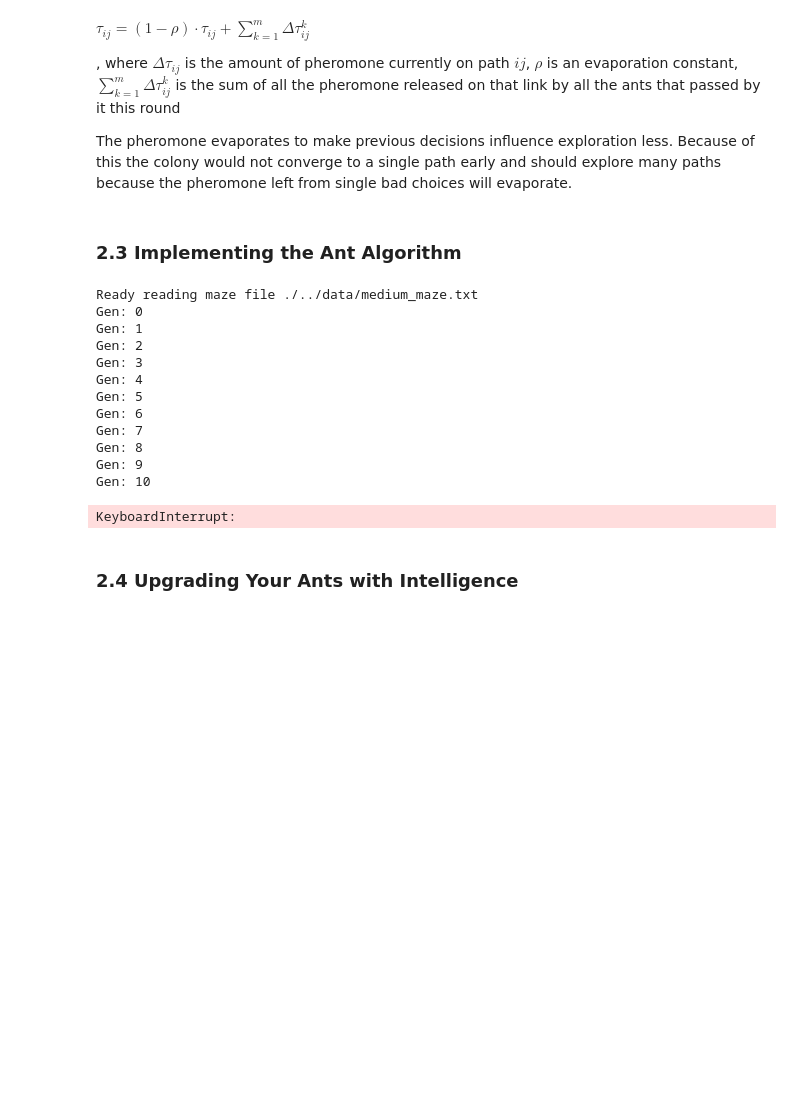
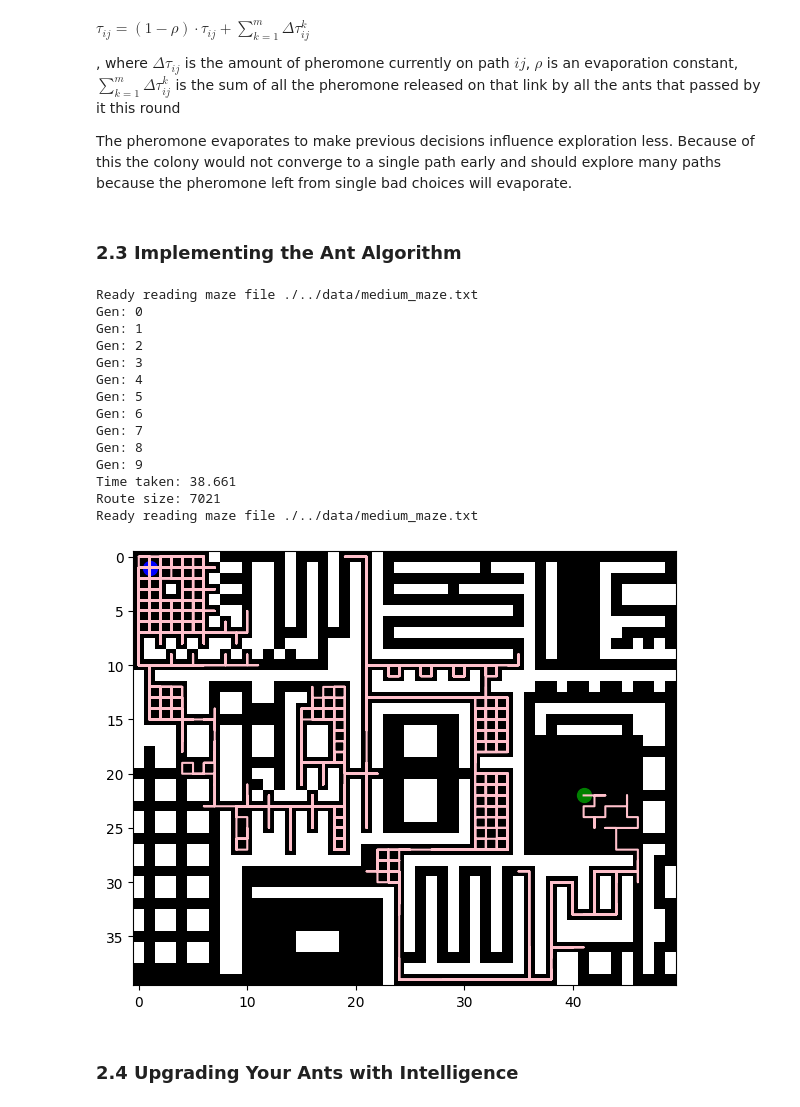
Before and after one commit to CtrlandAlt/IC_Project2, a Jupyter notebook: src/Main.ipynb, the cells around one changed output. Cells and saved outputs as stored; diff of their text form; code cells hidden in the pictures; blank space fills up the shorter version.

```diff
--- a/src/Main.ipynb
+++ b/src/Main.ipynb
@@ -381,16 +362,7 @@ class StandardAnt:
             elif choice == 1:
                 route.add(Direction.north)
                 self.current_position = self.current_position.subtract_direction(Direction.south)
-            else:
-                1/0 # else throw an error
-            #self.counter = self.counter + 1
-            #if(self.counter % 1000 == 0):
-            #    draw_maze_matplotlib(
-            #        self.maze.walls,
-            #        self.current_position,
-            #        self.start,
-            #        self.end
-            #    )
+
         return route
 # %%
 # Class that holds all of the maze data.
@@ -659,12 +631,12 @@ class AntColonyOptimization:
         prev_route = best_Route
         return best_Route
 # %%
-def trainAnts(no_ants, no_gen, q, evap, mazeLevel, intelligent):
+def trainAnts(no_ants, no_gen, q, evap, mazeLevel, intelligent,tolerance=0):
 
     # Construct the optimization objects
     maze = Maze.create_maze(f"./../data/{mazeLevel}_maze.txt")
     spec = PathSpecification.read_coordinates(f"./../data/{mazeLevel}_coordinates.txt")
-    aco = AntColonyOptimization(maze, no_ants, no_gen, q, evap, intelligent)
+    aco = AntColonyOptimization(maze, no_ants, no_gen, q, evap, intelligent,tolerance=0)
 
 
     start_time = int(round(time.time() * 1000))
@@ -673,35 +645,37 @@ def trainAnts(no_ants, no_gen, q, evap, mazeLevel, intelligent):
     print("Time taken: " + str((int(round(time.time() * 1000)) - start_time) / 1000.0))
     print("Route size: " + str(shortest_route.size()))
 
     shortest_route.write_to_file(f"./../data/{mazeLevel}_solution.txt")
 
     return shortest_route
 
 def visualizeAnts(shortest_route, mazeLevel):
     # Initializing the maze
     maze = m.create_maze(f"./../data/{mazeLevel}_maze.txt")
 
     spec = PathSpecification.read_coordinates(f"./../data/{mazeLevel}_coordinates.txt")
 
     # Visualizing the path
     Visualizer.visualize_individual_path(maze, shortest_route, spec)
 
 shortest_route = trainAnts(5, 10,1600, 0.1, "medium", False)
 visualizeAnts(shortest_route, "medium")
 # %% [output]
 Ready reading maze file ./../data/medium_maze.txt
 Gen: 0
 Gen: 1
 Gen: 2
 Gen: 3
 Gen: 4
 Gen: 5
 Gen: 6
 Gen: 7
 Gen: 8
 Gen: 9
-Gen: 10
+Time taken: 38.661
+Route size: 7021
+Ready reading maze file ./../data/medium_maze.txt
-KeyboardInterrupt:
+[figure, added]
 # %% [markdown]
 ### 2.4 Upgrading Your Ants with Intelligence
 # %% [markdown]
```
Also changed, not shown: parts of 16 cells of this notebook, 4 other files.
